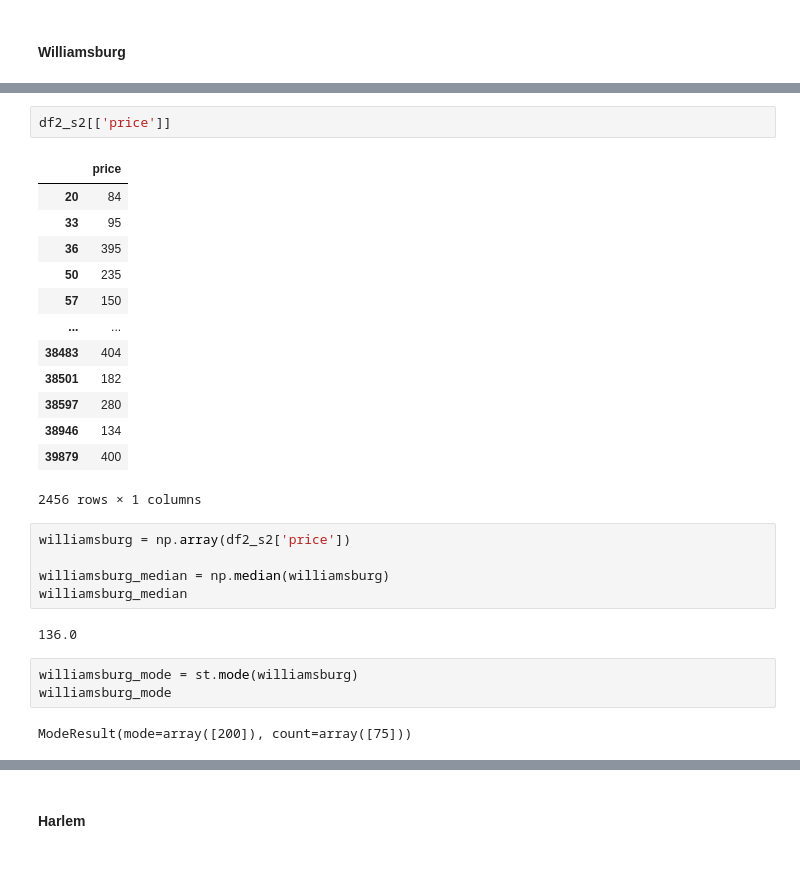
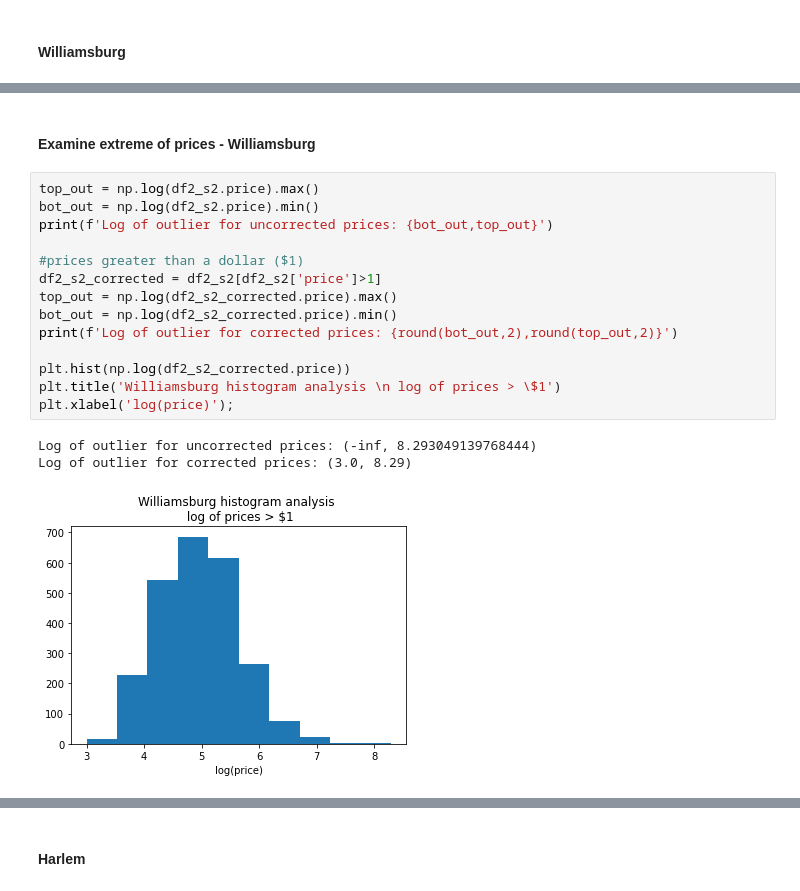
Before and after one commit to Naren1610/IST5520GrpProj, a Jupyter notebook: Milestone3_v3.ipynb, the cells around one changed output, grey strips where cells are left out. Drawn from its saved outputs; the diff is of its cells as text; blank space fills up the shorter version.

```diff
--- a/Milestone3_v3.ipynb
+++ b/Milestone3_v3.ipynb
@@ -343,28 +355,20 @@ plt.ylabel("Price");
-# %%
-df2_s2[['price']]
-# %% [output]
-|  | price |
-| 20 | 84 |
-| 33 | 95 |
-| 36 | 395 |
-| 50 | 235 |
-| 57 | 150 |
-| ... | ... |
-| 38483 | 404 |
-| 38501 | 182 |
-| 38597 | 280 |
-| 38946 | 134 |
-| 39879 | 400 |
-2456 rows × 1 columns
-# %%
-williamsburg = np.array(df2_s2['price'])
-
-williamsburg_median = np.median(williamsburg)
-williamsburg_median
-# %% [output]
-136.0
-# %%
-williamsburg_mode = st.mode(williamsburg)
-williamsburg_mode
-# %% [output]
-ModeResult(mode=array([200]), count=array([75]))
+# %% [markdown]
+#### Examine extreme of prices - Williamsburg
+# %%
+top_out = np.log(df2_s2.price).max()
+bot_out = np.log(df2_s2.price).min()
+print(f'Log of outlier for uncorrected prices: {bot_out,top_out}')
+
+#prices greater than a dollar ($1)
+df2_s2_corrected = df2_s2[df2_s2['price']>1]
+top_out = np.log(df2_s2_corrected.price).max()
+bot_out = np.log(df2_s2_corrected.price).min()
+print(f'Log of outlier for corrected prices: {round(bot_out,2),round(top_out,2)}')
+
+plt.hist(np.log(df2_s2_corrected.price))
+plt.title('Williamsburg histogram analysis \n log of prices > \$1')
+plt.xlabel('log(price)');
+# %% [output]
+Log of outlier for uncorrected prices: (-inf, 8.293049139768444)
+Log of outlier for corrected prices: (3.0, 8.29)
+[figure, added]
```
Also changed, not shown: parts of 48 cells of this notebook.
